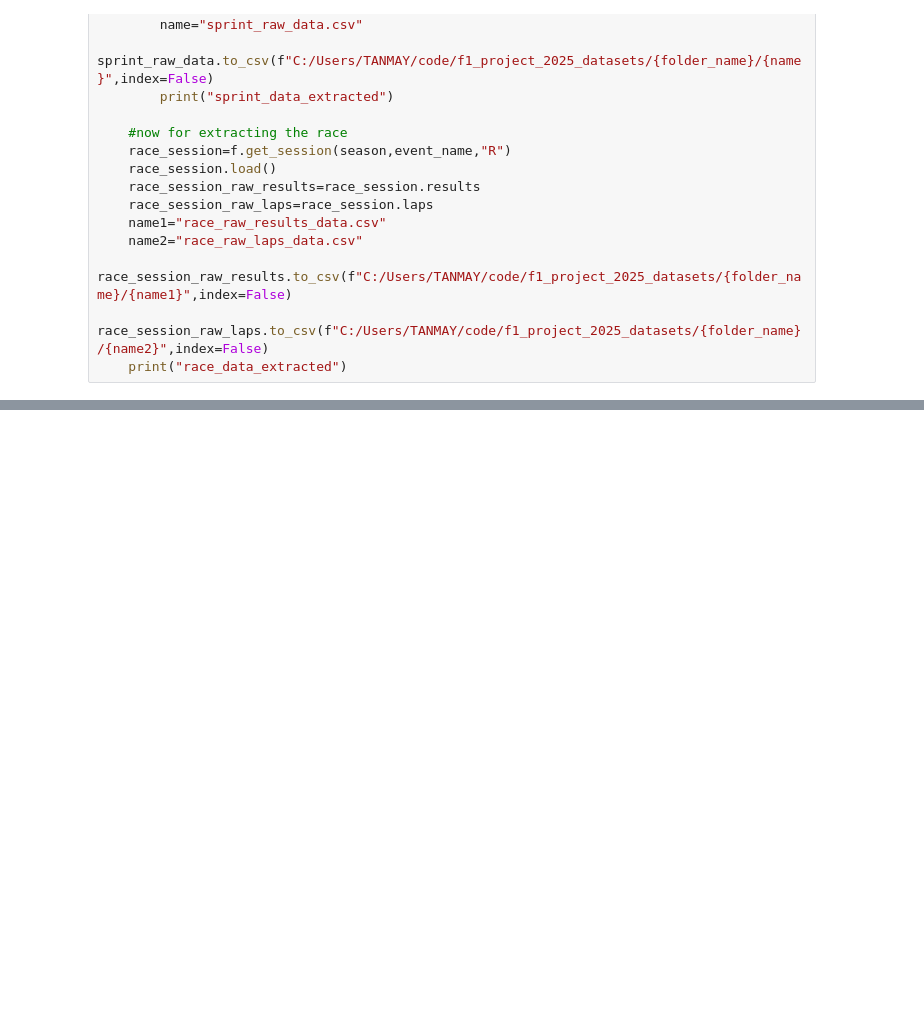
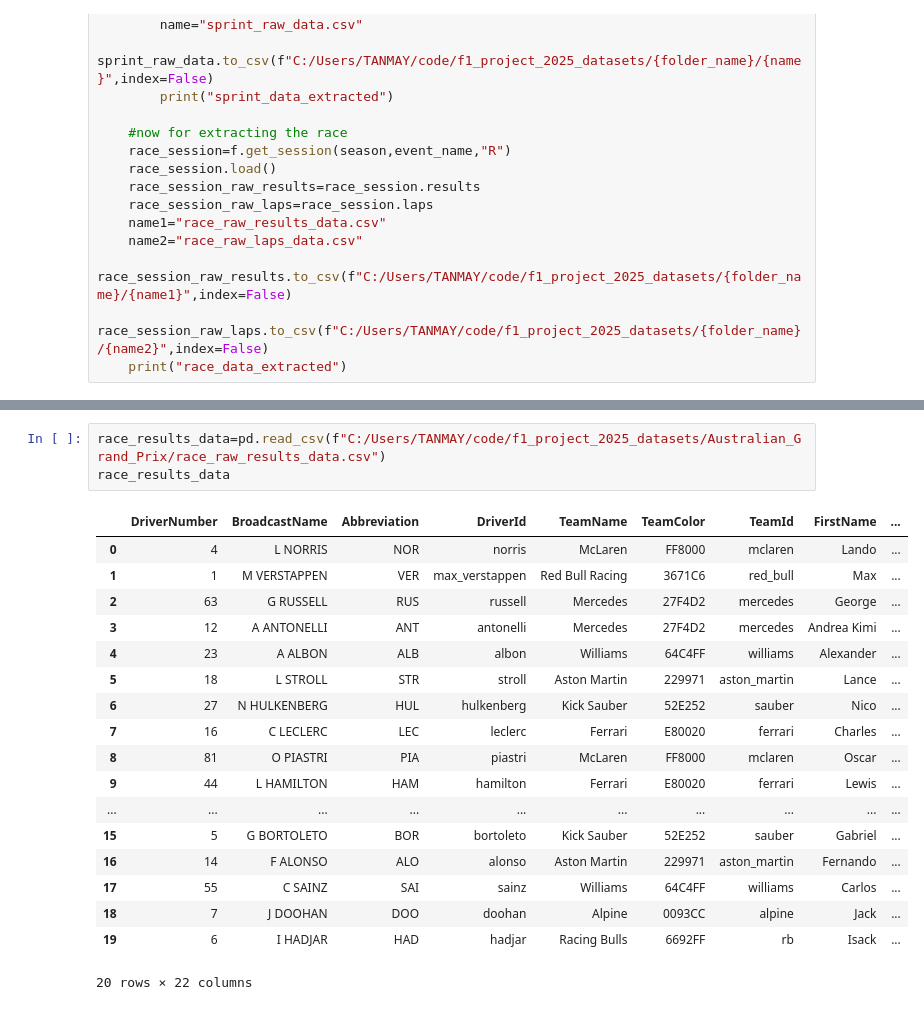
Before and after one commit to TANMAY-0306/f1_analysis_project, a Jupyter notebook: F1_project.ipynb, the cells around one changed output, grey strips where cells are left out. Drawn from its saved outputs; the diff is of its cells as text; blank space fills up the shorter version.

```diff
--- a/F1_project.ipynb
+++ b/F1_project.ipynb
@@ -246,0 +605,22 @@ DataNotLoadedError: The data you are trying to access has not been loaded yet. S
+# %%
+race_results_data=pd.read_csv(f"C:/Users/TANMAY/code/f1_project_2025_datasets/Australian_Grand_Prix/race_raw_results_data.csv")
+race_results_data
+# %% [output]
+|  | DriverNumber | BroadcastName | Abbreviation | DriverId | TeamName | TeamColor | TeamId | FirstName | ... |
+| 0 | 4 | L NORRIS | NOR | norris | McLaren | FF8000 | mclaren | Lando | ... |
+| 1 | 1 | M VERSTAPPEN | VER | max_verstappen | Red Bull Racing | 3671C6 | red_bull | Max | ... |
+| 2 | 63 | G RUSSELL | RUS | russell | Mercedes | 27F4D2 | mercedes | George | ... |
+| 3 | 12 | A ANTONELLI | ANT | antonelli | Mercedes | 27F4D2 | mercedes | Andrea Kimi | ... |
+| 4 | 23 | A ALBON | ALB | albon | Williams | 64C4FF | williams | Alexander | ... |
+| 5 | 18 | L STROLL | STR | stroll | Aston Martin | 229971 | aston_martin | Lance | ... |
+| 6 | 27 | N HULKENBERG | HUL | hulkenberg | Kick Sauber | 52E252 | sauber | Nico | ... |
+| 7 | 16 | C LECLERC | LEC | leclerc | Ferrari | E80020 | ferrari | Charles | ... |
+| 8 | 81 | O PIASTRI | PIA | piastri | McLaren | FF8000 | mclaren | Oscar | ... |
+| 9 | 44 | L HAMILTON | HAM | hamilton | Ferrari | E80020 | ferrari | Lewis | ... |
+| ... | ... | ... | ... | ... | ... | ... | ... | ... | ... |
+| 15 | 5 | G BORTOLETO | BOR | bortoleto | Kick Sauber | 52E252 | sauber | Gabriel | ... |
+| 16 | 14 | F ALONSO | ALO | alonso | Aston Martin | 229971 | aston_martin | Fernando | ... |
+| 17 | 55 | C SAINZ | SAI | sainz | Williams | 64C4FF | williams | Carlos | ... |
+| 18 | 7 | J DOOHAN | DOO | doohan | Alpine | 0093CC | alpine | Jack | ... |
+| 19 | 6 | I HADJAR | HAD | hadjar | Racing Bulls | 6692FF | rb | Isack | ... |
+20 rows × 22 columns
```
Also changed, not shown: parts of 47 cells of this notebook.
